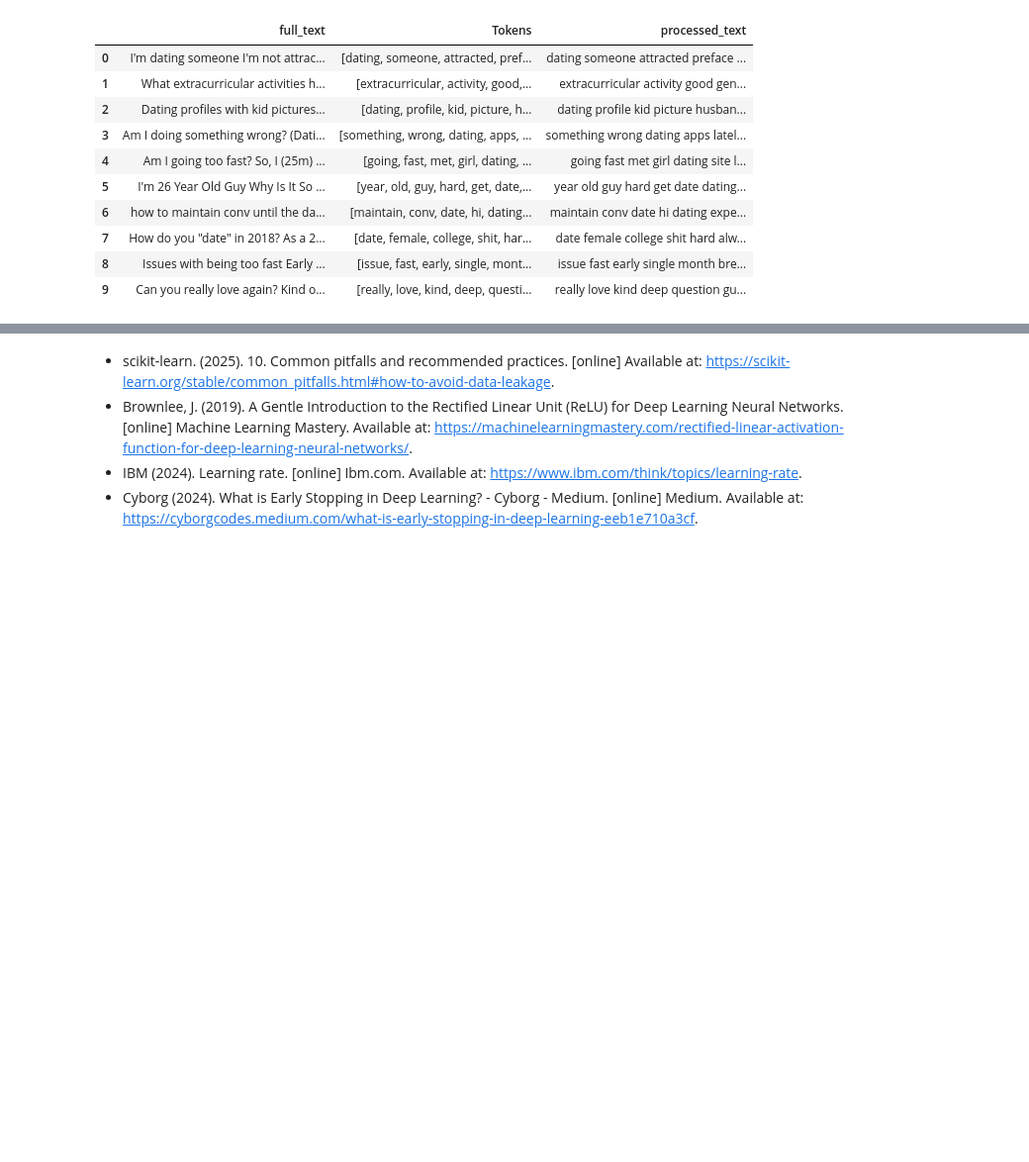
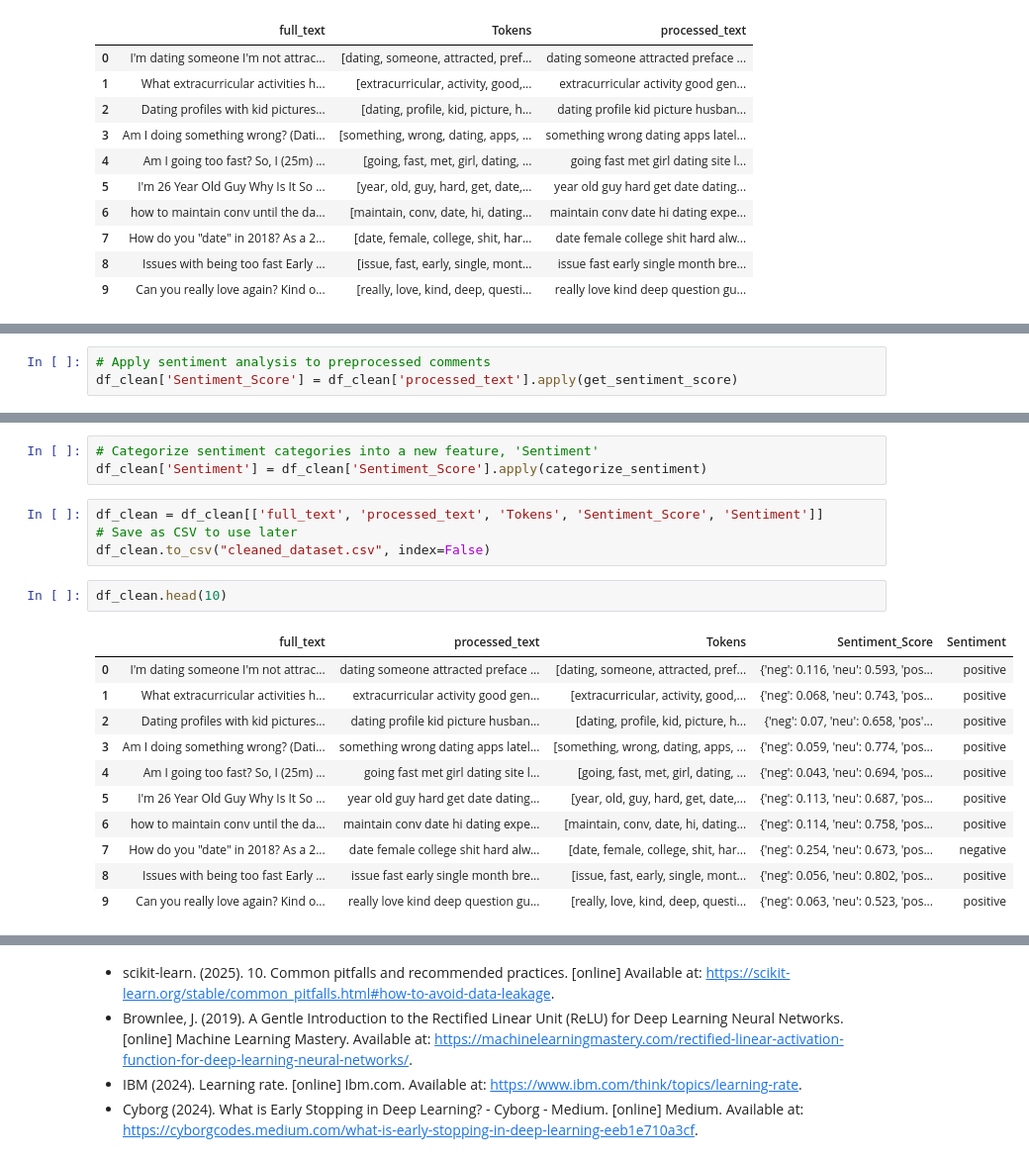
Before and after one commit to Rayenbt/income-prediction-and-reddit-sentiment, a Jupyter notebook: ML_CA2.ipynb, the cells around one changed output, grey strips where cells are left out. Shown: that part at 99% size. Saved outputs shown, nothing was run; the diff lists cells and outputs as text; blank space fills up the shorter version.

```diff
--- a/ML_CA2.ipynb
+++ b/ML_CA2.ipynb
@@ -796,0 +812,3 @@ df_clean.head(10)
+# %%
+# Apply sentiment analysis to preprocessed comments
+df_clean['Sentiment_Score'] = df_clean['processed_text'].apply(get_sentiment_score)
@@ -796,0 +824,21 @@ df_clean.head(10)
+# %%
+# Categorize sentiment categories into a new feature, 'Sentiment'
+df_clean['Sentiment'] = df_clean['Sentiment_Score'].apply(categorize_sentiment)
+# %%
+df_clean = df_clean[['full_text', 'processed_text', 'Tokens', 'Sentiment_Score', 'Sentiment']]
+# Save as CSV to use later
+df_clean.to_csv("cleaned_dataset.csv", index=False)
+# %%
+df_clean.head(10)
+# %% [output]
+|  | full_text | processed_text | Tokens | Sentiment_Score | Sentiment |
+| 0 | I'm dating someone I'm not attrac... | dating someone attracted preface ... | [dating, someone, attracted, pref... | {'neg': 0.116, 'neu': 0.593, 'pos... | positive |
+| 1 | What extracurricular activities h... | extracurricular activity good gen... | [extracurricular, activity, good,... | {'neg': 0.068, 'neu': 0.743, 'pos... | positive |
+| 2 | Dating profiles with kid pictures... | dating profile kid picture husban... | [dating, profile, kid, picture, h... | {'neg': 0.07, 'neu': 0.658, 'pos'... | positive |
+| 3 | Am I doing something wrong? (Dati... | something wrong dating apps latel... | [something, wrong, dating, apps, ... | {'neg': 0.059, 'neu': 0.774, 'pos... | positive |
+| 4 | Am I going too fast? So, I (25m) ... | going fast met girl dating site l... | [going, fast, met, girl, dating, ... | {'neg': 0.043, 'neu': 0.694, 'pos... | positive |
+| 5 | I'm 26 Year Old Guy Why Is It So ... | year old guy hard get date dating... | [year, old, guy, hard, get, date,... | {'neg': 0.113, 'neu': 0.687, 'pos... | positive |
+| 6 | how to maintain conv until the da... | maintain conv date hi dating expe... | [maintain, conv, date, hi, dating... | {'neg': 0.114, 'neu': 0.758, 'pos... | positive |
+| 7 | How do you "date" in 2018? As a 2... | date female college shit hard alw... | [date, female, college, shit, har... | {'neg': 0.254, 'neu': 0.673, 'pos... | negative |
+| 8 | Issues with being too fast Early ... | issue fast early single month bre... | [issue, fast, early, single, mont... | {'neg': 0.056, 'neu': 0.802, 'pos... | positive |
+| 9 | Can you really love again? Kind o... | really love kind deep question gu... | [really, love, kind, deep, questi... | {'neg': 0.063, 'neu': 0.523, 'pos... | positive |
```
Also changed, not shown: parts of 6 cells of this notebook.
